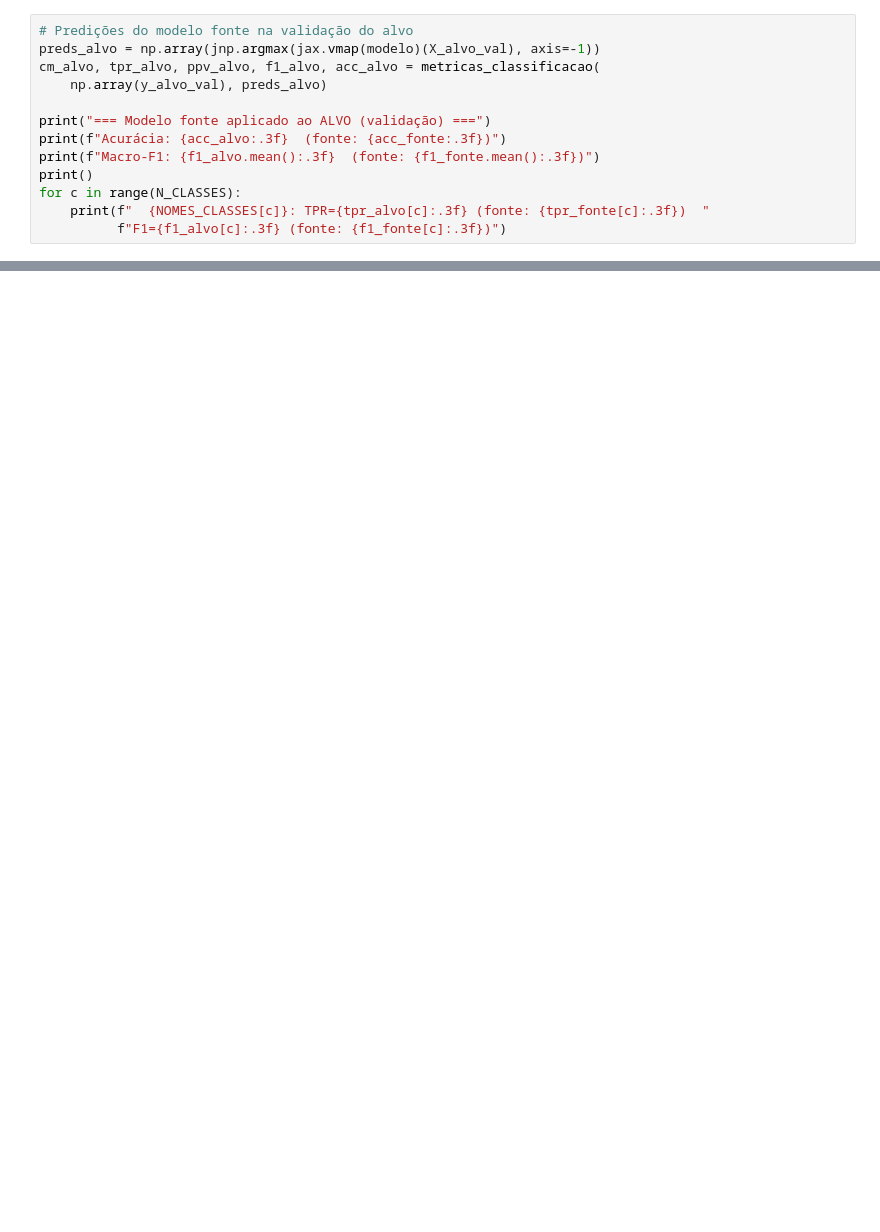
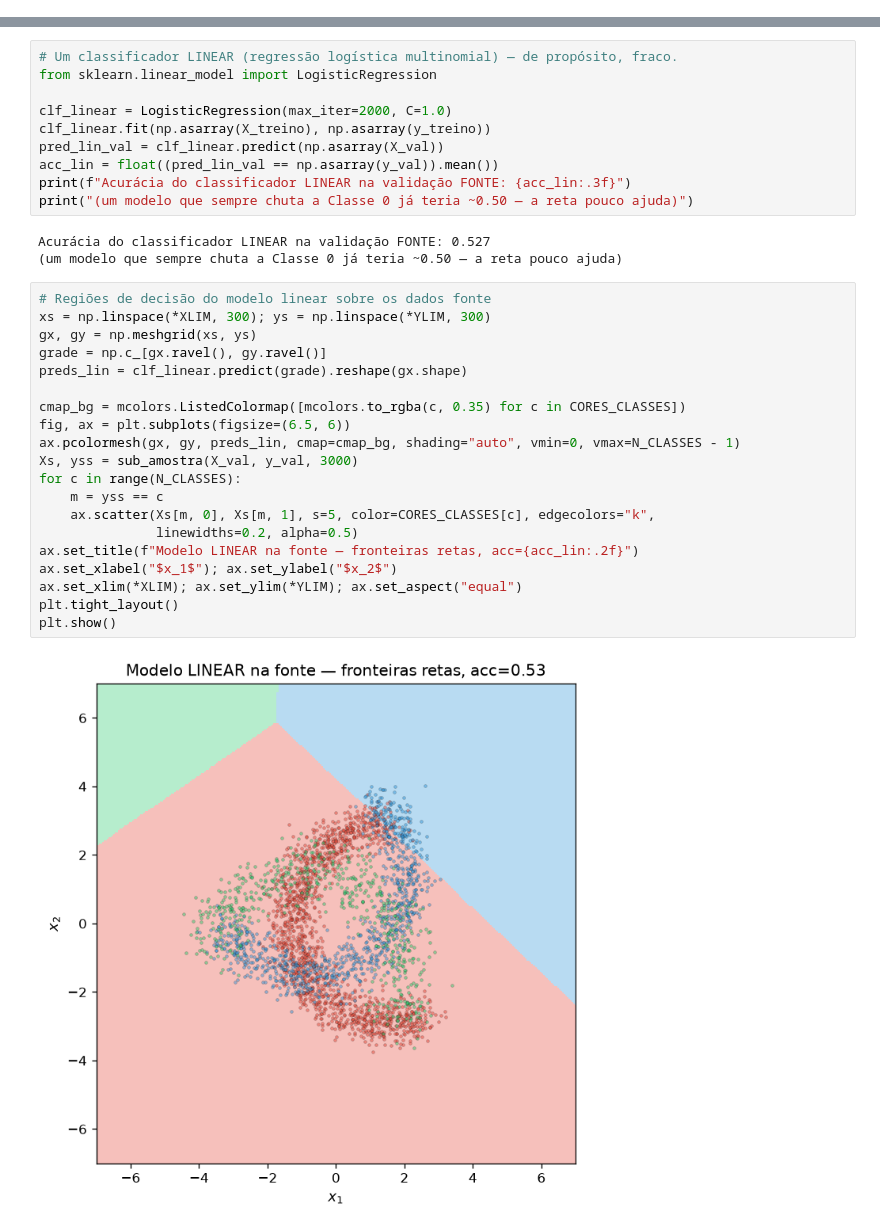
Before and after one commit to daniellopezcano/I-Escola-de-Inverno-do-IFUSP, a Jupyter notebook: jax-examples/notebooks/01_domain_shift_toy.ipynb, the cells around one changed output, grey strips where cells are left out. Cells and saved outputs as stored; diff of their text form; blank space fills up the shorter version.

```diff
--- a/jax-examples/notebooks/01_domain_shift_toy.ipynb
+++ b/jax-examples/notebooks/01_domain_shift_toy.ipynb
@@ -626,13 +0,0 @@ Vamos reutilizar as ferramentas do Bloco 3 para medir a degradação.
-# %%
-# Predições do modelo fonte na validação do alvo
-preds_alvo = np.array(jnp.argmax(jax.vmap(modelo)(X_alvo_val), axis=-1))
-cm_alvo, tpr_alvo, ppv_alvo, f1_alvo, acc_alvo = metricas_classificacao(
-    np.array(y_alvo_val), preds_alvo)
-
-print("=== Modelo fonte aplicado ao ALVO (validação) ===")
-print(f"Acurácia: {acc_alvo:.3f}  (fonte: {acc_fonte:.3f})")
-print(f"Macro-F1: {f1_alvo.mean():.3f}  (fonte: {f1_fonte.mean():.3f})")
-print()
-for c in range(N_CLASSES):
-    print(f"  {NOMES_CLASSES[c]}: TPR={tpr_alvo[c]:.3f} (fonte: {tpr_fonte[c]:.3f})  "
-          f"F1={f1_alvo[c]:.3f} (fonte: {f1_fonte[c]:.3f})")
@@ -907,0 +220,35 @@ piora? Por quê?
+# %%
+# Um classificador LINEAR (regressão logística multinomial) — de propósito, fraco.
+from sklearn.linear_model import LogisticRegression
+
+clf_linear = LogisticRegression(max_iter=2000, C=1.0)
+clf_linear.fit(np.asarray(X_treino), np.asarray(y_treino))
+pred_lin_val = clf_linear.predict(np.asarray(X_val))
+acc_lin = float((pred_lin_val == np.asarray(y_val)).mean())
+print(f"Acurácia do classificador LINEAR na validação FONTE: {acc_lin:.3f}")
+print("(um modelo que sempre chuta a Classe 0 já teria ~0.50 — a reta pouco ajuda)")
+# %% [output]
+Acurácia do classificador LINEAR na validação FONTE: 0.527
+(um modelo que sempre chuta a Classe 0 já teria ~0.50 — a reta pouco ajuda)
+# %%
+# Regiões de decisão do modelo linear sobre os dados fonte
+xs = np.linspace(*XLIM, 300); ys = np.linspace(*YLIM, 300)
+gx, gy = np.meshgrid(xs, ys)
+grade = np.c_[gx.ravel(), gy.ravel()]
+preds_lin = clf_linear.predict(grade).reshape(gx.shape)
+
+cmap_bg = mcolors.ListedColormap([mcolors.to_rgba(c, 0.35) for c in CORES_CLASSES])
+fig, ax = plt.subplots(figsize=(6.5, 6))
+ax.pcolormesh(gx, gy, preds_lin, cmap=cmap_bg, shading="auto", vmin=0, vmax=N_CLASSES - 1)
+Xs, yss = sub_amostra(X_val, y_val, 3000)
+for c in range(N_CLASSES):
+    m = yss == c
+    ax.scatter(Xs[m, 0], Xs[m, 1], s=5, color=CORES_CLASSES[c], edgecolors="k",
+               linewidths=0.2, alpha=0.5)
+ax.set_title(f"Modelo LINEAR na fonte — fronteiras retas, acc={acc_lin:.2f}")
+ax.set_xlabel("$x_1$"); ax.set_ylabel("$x_2$")
+ax.set_xlim(*XLIM); ax.set_ylim(*YLIM); ax.set_aspect("equal")
+plt.tight_layout()
+plt.show()
+# %% [output]
+[figure, added]
```
Also changed, not shown: parts of 105 cells of this notebook, 25 other files.
